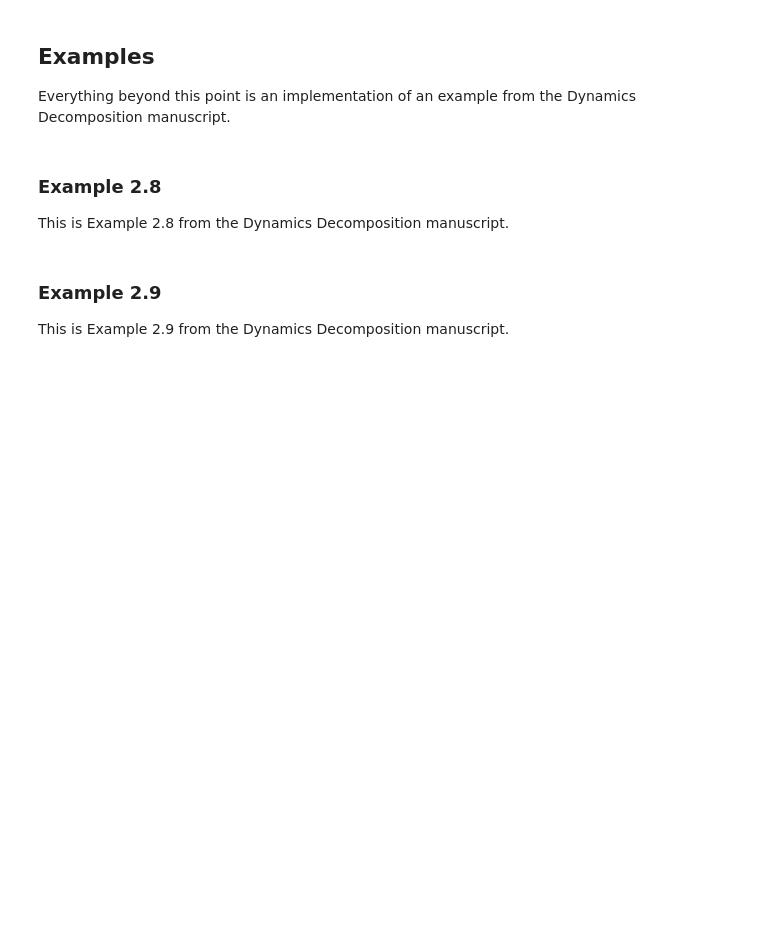
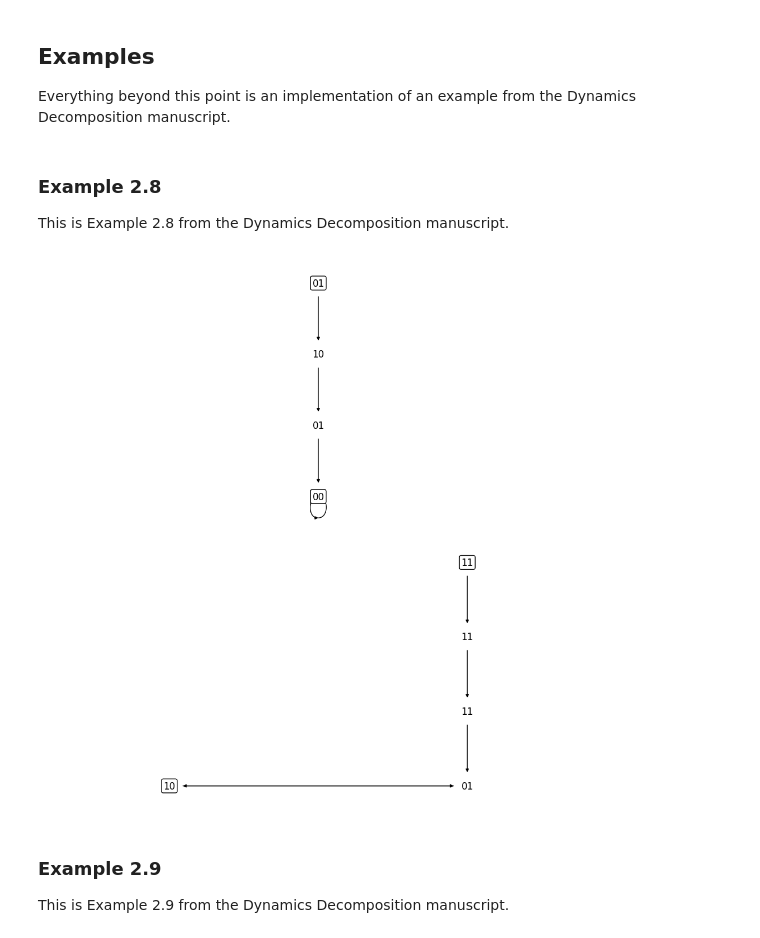
Before and after one commit to ckadelka/BoolForge, a Jupyter notebook: tutorials/tutorial_dynamics_decomposition.ipynb, the cells around one changed output. Cells and saved outputs as stored; diff of their text form; code cells hidden in the pictures; blank space fills up the shorter version.

```diff
--- a/tutorials/tutorial_dynamics_decomposition.ipynb
+++ b/tutorials/tutorial_dynamics_decomposition.ipynb
@@ -132,7 +145,9 @@ from the Dynamics Decomposition manuscript.
 This is Example 2.8 from the Dynamics Decomposition manuscript.
 # %%
 n = boolforge.BooleanNetwork([[0,0,0,1],[0,1],[0,1]],[[1,2],[0],[2]])
-boolforge.plot_trajectory(n.get_trajectories([[1]],[[1,0]]), False);
+boolforge.plot_trajectory(n.get_trajectories([[1]],[[1,0]]), show = True);
+# %% [output]
+[figure, added]
 # %% [markdown]
 ### Example 2.9
 This is Example 2.9 from the Dynamics Decomposition manuscript.
```
Also changed, not shown: parts of 13 cells of this notebook, 7 other files.
